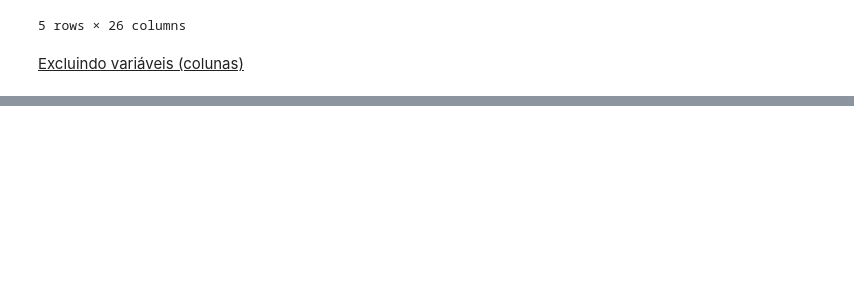
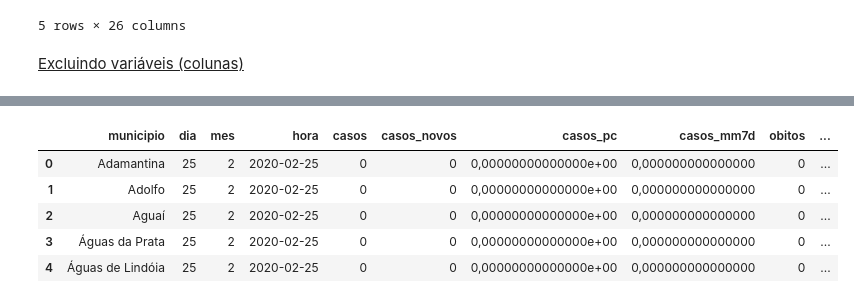
Before and after one commit to marcosfreiresantos/python-analise-de-dados, a Jupyter notebook: fundamentos_python.ipynb, the cells around one changed output, grey strips where cells are left out. Saved outputs shown, nothing was run; the diff lists cells and outputs as text; code cells hidden in the pictures; blank space fills up the shorter version.

```diff
--- a/fundamentos_python.ipynb
+++ b/fundamentos_python.ipynb
@@ -238,0 +256,9 @@ covid_sp_alterado.drop(covid_sp_alterado.columns[[13, 14, 18, 19]], axis=1, inpl
+# %%
+# Criação de uma nova coluna com a densidade demográfica (hab/km2)
+
+# covid_sp_alterado['densidade'] = covid_sp_alterado['pop'] / covid_sp_alterado['area']
+
+#ou
+
+# Criar a coluna em uma posição(index) especifica(o) no dataframe
+covid_sp_alterado.insert(loc=17, column='densidade', value=covid_sp_alterado['pop'] / covid_sp_alterado['area'])
@@ -238,0 +292,9 @@ covid_sp_alterado.drop(covid_sp_alterado.columns[[13, 14, 18, 19]], axis=1, inpl
+# %%
+covid_sp_alterado.head()
+# %% [output]
+|  | municipio | dia | mes | hora | casos | casos_novos | casos_pc | casos_mm7d | obitos | ... |
+| 0 | Adamantina | 25 | 2 | 2020-02-25 | 0 | 0 | 0,00000000000000e+00 | 0,000000000000000 | 0 | ... |
+| 1 | Adolfo | 25 | 2 | 2020-02-25 | 0 | 0 | 0,00000000000000e+00 | 0,000000000000000 | 0 | ... |
+| 2 | Aguaí | 25 | 2 | 2020-02-25 | 0 | 0 | 0,00000000000000e+00 | 0,000000000000000 | 0 | ... |
+| 3 | Águas da Prata | 25 | 2 | 2020-02-25 | 0 | 0 | 0,00000000000000e+00 | 0,000000000000000 | 0 | ... |
+| 4 | Águas de Lindóia | 25 | 2 | 2020-02-25 | 0 | 0 | 0,00000000000000e+00 | 0,000000000000000 | 0 | ... |
```
Also changed, not shown: parts of 11 cells of this notebook.
